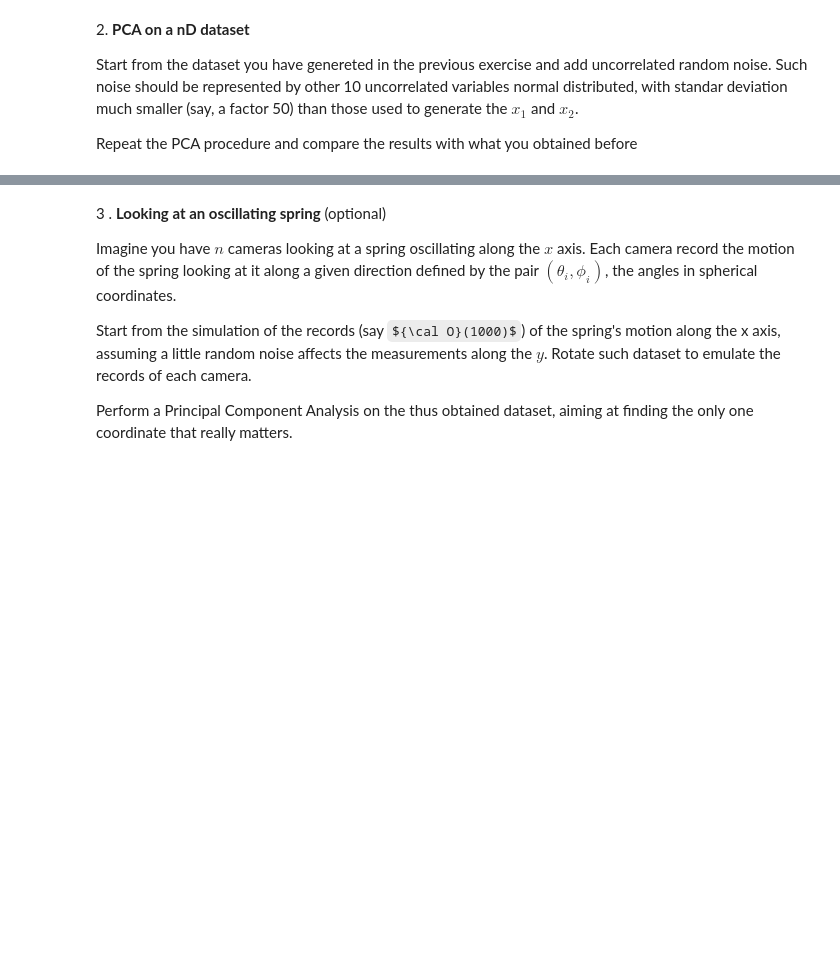
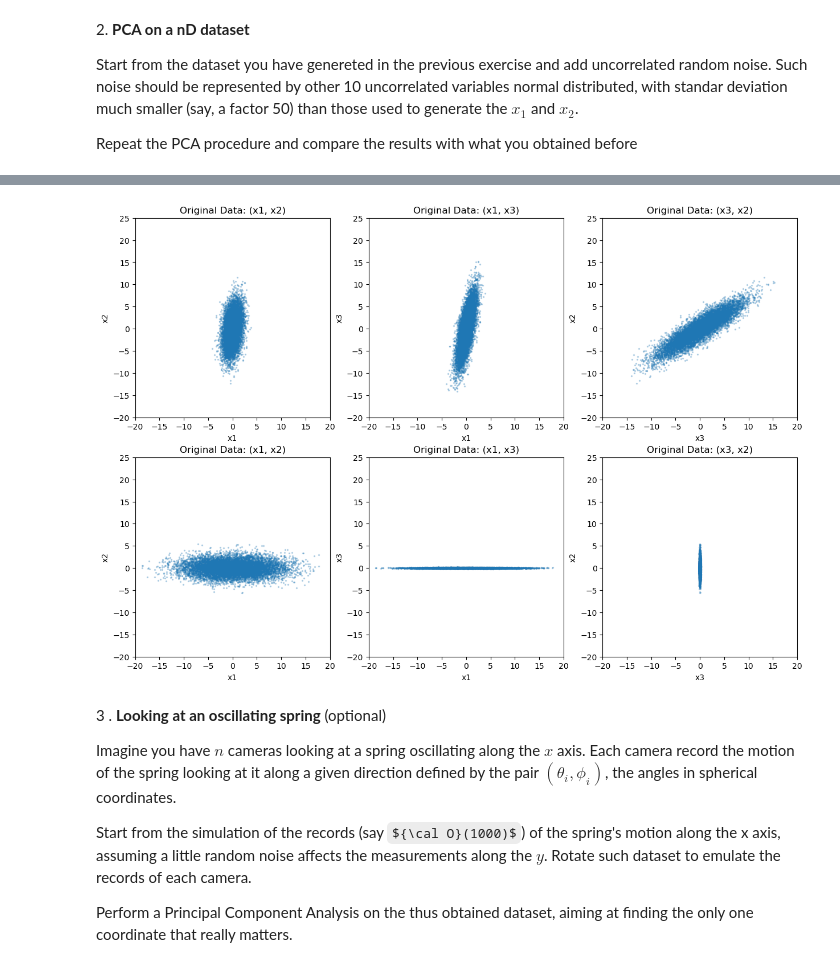
Before and after one commit to helinbon/LaboratoryOfComputationalPhysics_Y7, a Jupyter notebook: 08ex_LinearAlgebra.ipynb, the cells around one changed output, grey strips where cells are left out. Cells and saved outputs as stored; diff of their text form; code cells hidden in the pictures; some formulas as TeX source; blank space fills up the shorter version.

```diff
--- a/08ex_LinearAlgebra.ipynb
+++ b/08ex_LinearAlgebra.ipynb
@@ -18,0 +130,17 @@ Repeat the PCA procedure and compare the results with what you obtained before
+# %%
+new_cov     = np.cov(new_data)
+e_values, e_vectors = la.eig(new_cov)
+e_values    = e_values.real
+U, spec, Vt = la.svd(new_data)
+spec        = (spec ** 2) / (N - 1)
+print("with eig:")
+print("e_values:\n", e_values)
+print("e_vectors:\n", e_vectors, "\n\n")
+print("with svd:")
+print("U:\n", U)
+print("spec:\n", spec)
+#print("Vt:\n", Vt)
+#
+variability = (spec / spec.sum()) * 100
+print("variability (%):\n", variability)
+print("first two contributions:", f"{(variability[0] + variability[1]):.5f}", "%")
@@ -19,3 +167,37 @@ Repeat the PCA procedure and compare the results with what you obtained before
+# %%
+new_data_rotated = np.dot(U[:, [0, 1]].T, new_data)
+new_data_rotated = np.dot(U.T, new_data)
+# %%
+# Plotting
+fig, axs = plt.subplots(2, 3, figsize = (15, 10))
+#
+# Original Data Projections
+for i, proj in zip(range(3), projs):
+    for j, D in zip(range(2), [new_data, new_data_rotated]):
+        k, w = proj[0], proj[1]
+        if (i == 2):
+            T = k
+            k = w
+            w = T
+            #
+        #####
+        #
+        axs[j, i].scatter(D[k], D[w], alpha = 0.25, s = 2)
+        axs[j, i].set_xlim(-20, 20)
+        axs[j, i].set_ylim(-20, 25)
+        X = str(k+1)
+        Y = str(w+1)
+        axs[j, i].set_title("Original Data: (x" + X + ", x" + Y + ")")
+        axs[j, i].set_xlabel("x" + X)
+        axs[j, i].set_ylabel("x" + Y)
+        #axs[j, i].legend()
+        #
+    #####
+    #
+#####
+#
+# %% [output]
+[figure, added]
 # %% [markdown]
 3 \. **Looking at an oscillating spring** (optional)
 
```
Also changed, not shown: parts of 10 cells of this notebook, 4 other files.
